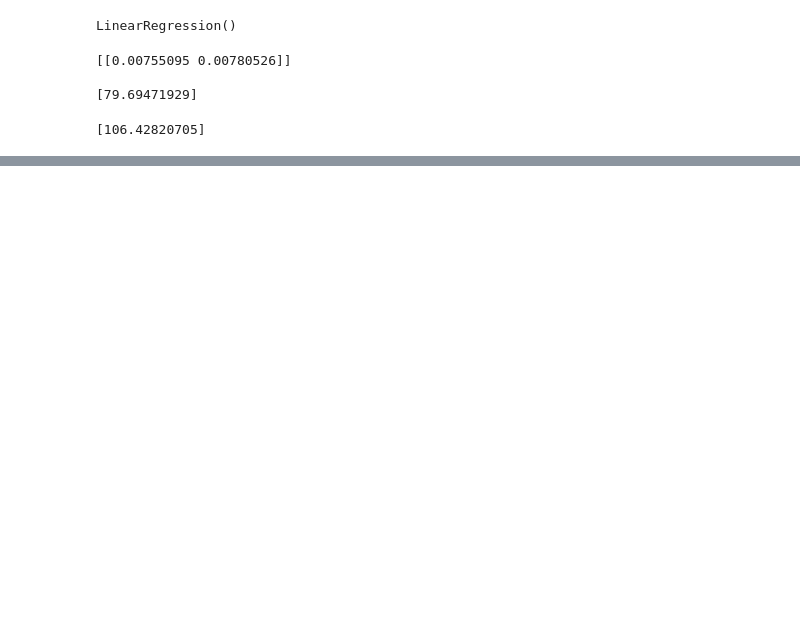
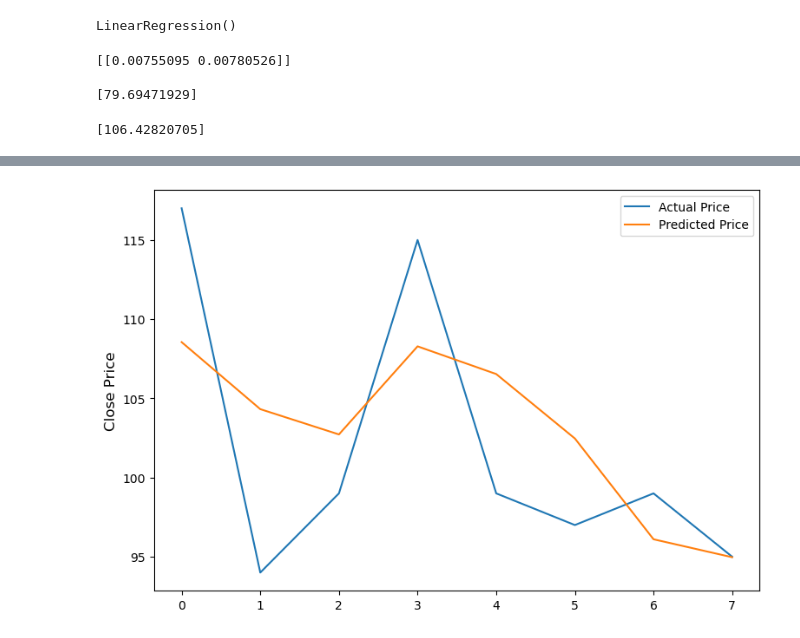
Before and after one commit to code4yonglei/code_4_Tutorials, a Jupyter notebook: machine-learning/1-linear-regression.ipynb, the cells around one changed output, grey strips where cells are left out. Saved outputs shown, nothing was run; the diff lists cells and outputs as text; code cells hidden in the pictures; blank space fills up the shorter version.

Commit message:
update multivariant example for linear regression

```diff
--- a/machine-learning/1-linear-regression.ipynb
+++ b/machine-learning/1-linear-regression.ipynb
@@ -214,0 +264,27 @@ print(predict_co2)
+# %%
+# Split data 80% for training and 20% for testing
+
+from sklearn.model_selection import train_test_split
+
+X_train, X_test, Y_train, Y_test = train_test_split(X, Y, test_size=0.2, random_state=0)
+# %%
+# Train the modell for linear prediction
+
+from sklearn.metrics import confusion_matrix, accuracy_score
+import statsmodels.api as sm
+
+# creating the lienar regression model
+reg = LinearRegression()
+
+# fit linear regression model
+model = reg.fit(X_train, Y_train)
+# %%
+# Prediction table of actual prices vs predicted values from model
+
+# use model to make prediction
+Y_predict = reg.predict(X_test)
+# %%
+Y_test_flat = Y_test.flatten()
+Y_predict_flat = Y_predict.flatten()
+df4 = pd.DataFrame({"Actual_Price":Y_test_flat, "Predicted_Price":Y_predict_flat})
+df4
@@ -214,0 +301,8 @@ print(predict_co2)
+# %%
+plt.figure(figsize=(9,6))
+plt.plot(df4)
+plt.ylabel("Close Price", fontsize=12)
+plt.legend(["Actual Price", "Predicted Price"])
+plt.show()
+# %% [output]
+[figure, added]
```
Also changed, not shown: parts of 12 cells of this notebook.
